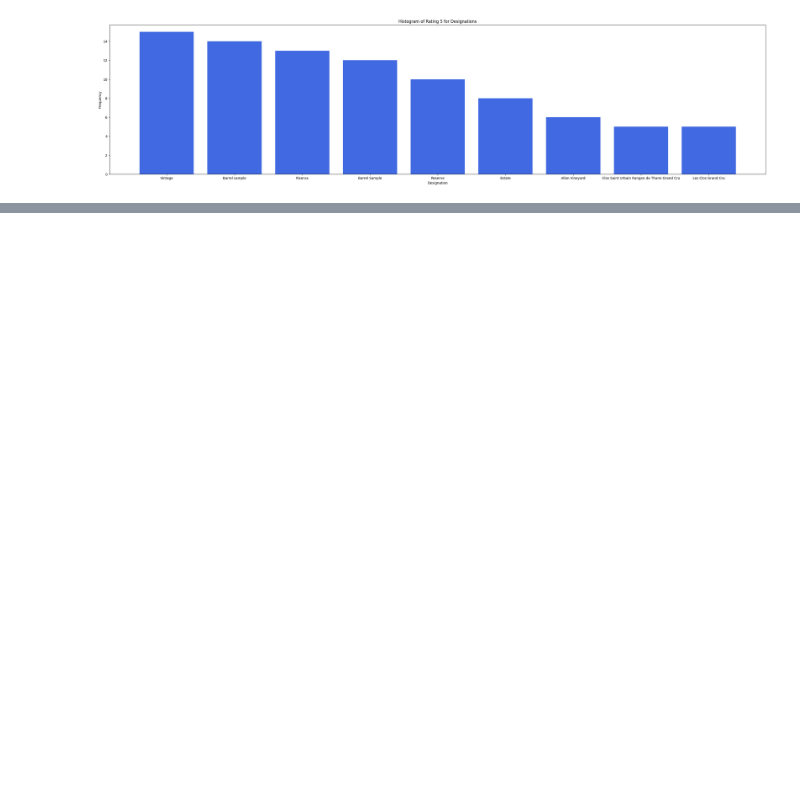
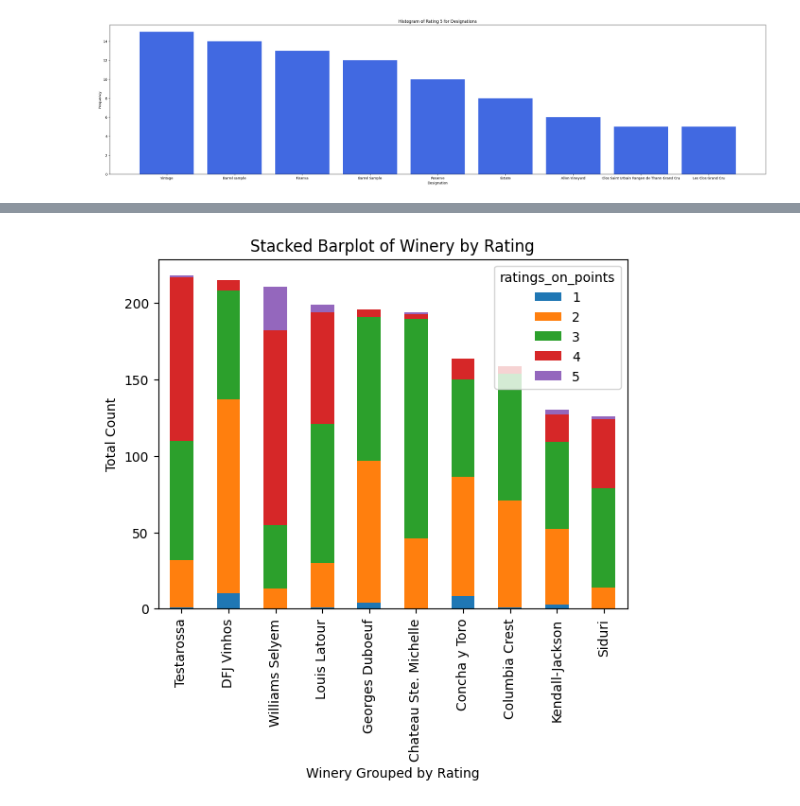
Before and after one commit to janmejoykar1807/KagglePracticeProject, a Jupyter notebook: Wine_Enthusiasts.ipynb, the cells around one changed output, grey strips where cells are left out. Saved outputs shown, nothing was run; the diff lists cells and outputs as text; code cells hidden in the pictures; blank space fills up the shorter version.

```diff
--- a/Wine_Enthusiasts.ipynb
+++ b/Wine_Enthusiasts.ipynb
@@ -555,0 +613,12 @@ plt.show()
+# %%
+grouped = group_new.groupby(['winery','ratings_on_points']).size().unstack(fill_value=0)
+top10 = grouped.sum(axis=1).sort_values(ascending=False)[1:11]
+grouped.loc[top10.index].plot(kind='bar', stacked=True)
+
+plt.xlabel('Winery Grouped by Rating')
+plt.ylabel('Total Count')
+plt.title('Stacked Barplot of Winery by Rating')
+
+plt.show()
+# %% [output]
+[figure, added]
```
Also changed, not shown: parts of 40 cells of this notebook.
